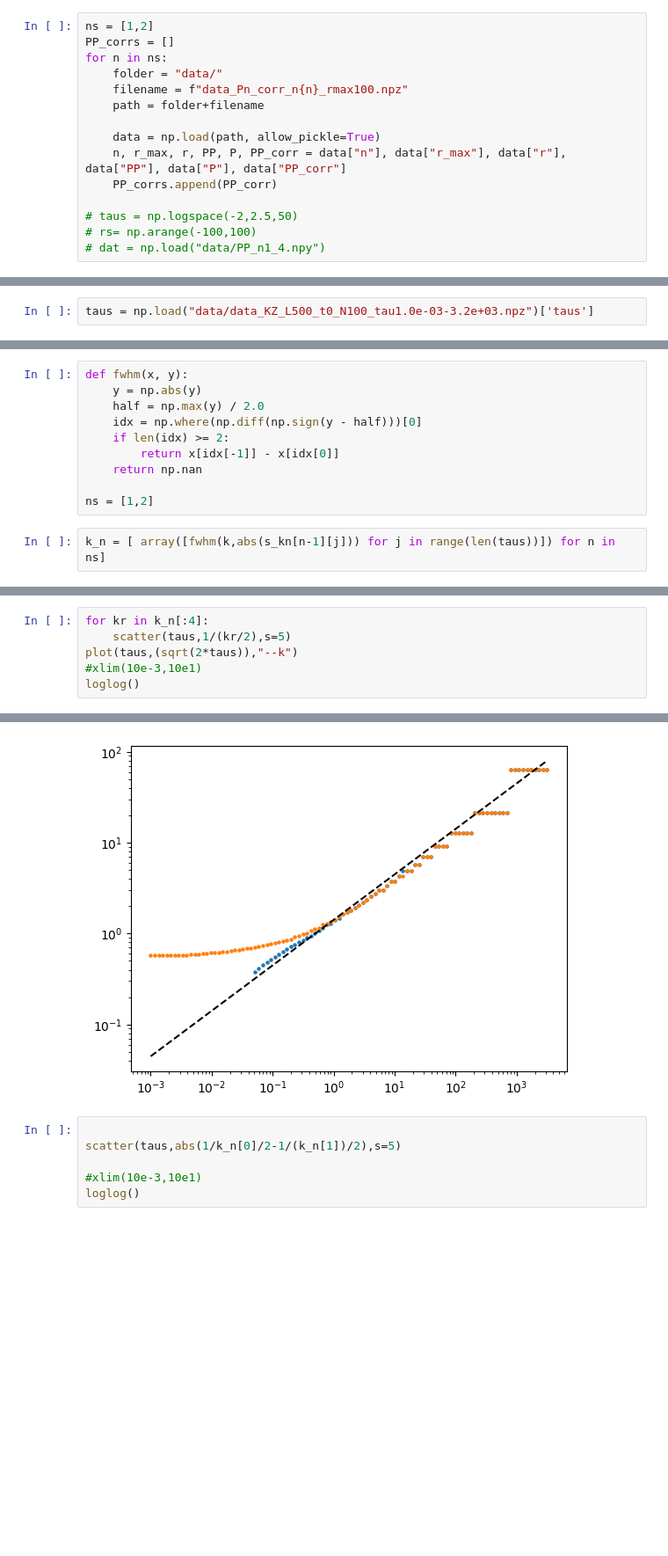
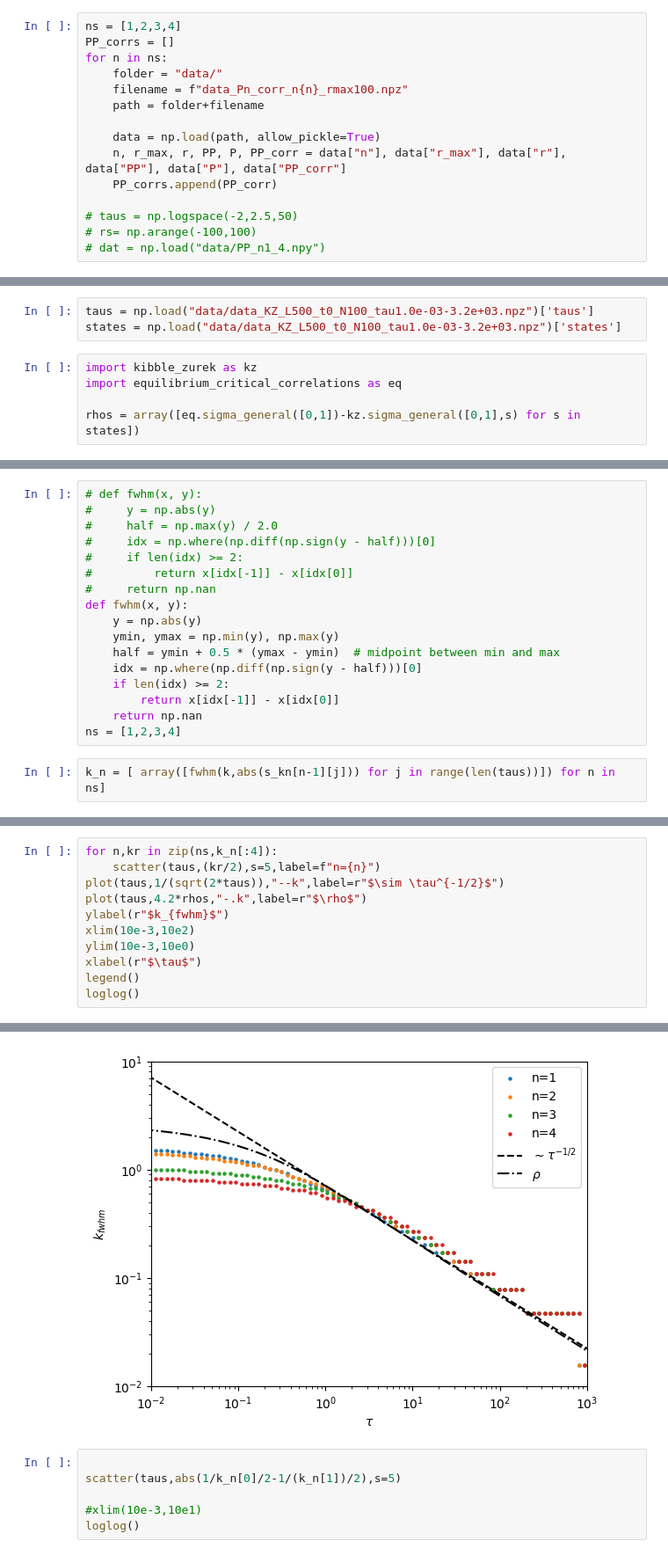
Before and after one commit to KristianMunnikhuis/subsystem_loschmidt_echo, a Jupyter notebook: scripts/October /FWHM.ipynb, the cells around one changed output, grey strips where cells are left out. Shown at 88% size. Saved outputs shown, nothing was run; the diff lists cells and outputs as text; blank space fills up the shorter version.

```diff
--- a/scripts/October /FWHM.ipynb
+++ b/scripts/October /FWHM.ipynb
@@ -7,7 +7,7 @@ sys.path.append("../../src")
 import numpy as np
 from common_imports import *
 # %%
-ns = [1,2]
+ns = [1,2,3,4]
 PP_corrs = []
 for n in ns:
     folder = "data/"
@@ -37,3 +37,9 @@ r = np.arange(-100,100)
 k = fftshift(fftfreq(len(r),1))*2*pi
 # %%
 taus = np.load("data/data_KZ_L500_t0_N100_tau1.0e-03-3.2e+03.npz")['taus']
+states = np.load("data/data_KZ_L500_t0_N100_tau1.0e-03-3.2e+03.npz")['states']
+# %%
+import kibble_zurek as kz
+import equilibrium_critical_correlations as eq
+
+rhos = array([eq.sigma_general([0,1])-kz.sigma_general([0,1],s) for s in states])
@@ -57,13 +80,20 @@ IndexError: list index out of range
 # %%
+# def fwhm(x, y):
+#     y = np.abs(y)
+#     half = np.max(y) / 2.0
+#     idx = np.where(np.diff(np.sign(y - half)))[0]
+#     if len(idx) >= 2:
+#         return x[idx[-1]] - x[idx[0]]
+#     return np.nan
 def fwhm(x, y):
     y = np.abs(y)
-    half = np.max(y) / 2.0
+    ymin, ymax = np.min(y), np.max(y)
+    half = ymin + 0.5 * (ymax - ymin)  # midpoint between min and max
     idx = np.where(np.diff(np.sign(y - half)))[0]
     if len(idx) >= 2:
         return x[idx[-1]] - x[idx[0]]
     return np.nan
-
-ns = [1,2]
+ns = [1,2,3,4]
 # %%
 k_n = [ array([fwhm(k,abs(s_kn[n-1][j])) for j in range(len(taus))]) for n in ns]
 # %%
@@ -90,14 +120,19 @@ array([       nan,        nan,        nan,        nan,        nan,
        0.03141593, 0.03141593, 0.03141593, 0.03141593, 0.03141593,
        0.03141593, 0.03141593, 0.03141593, 0.03141593, 0.03141593])
 # %%
-for kr in k_n[:4]:
-    scatter(taus,1/(kr/2),s=5)
-plot(taus,(sqrt(2*taus)),"--k")
-#xlim(10e-3,10e1)
+for n,kr in zip(ns,k_n[:4]):
+    scatter(taus,(kr/2),s=5,label=f"n={n}")
+plot(taus,1/(sqrt(2*taus)),"--k",label=r"$\sim \tau^{-1/2}$")
+plot(taus,4.2*rhos,"-.k",label=r"$\rho$")
+ylabel(r"$k_{fwhm}$")
+xlim(10e-3,10e2)
+ylim(10e-3,10e0)
+xlabel(r"$\tau$")
+legend()
 loglog()
 # %% [output]
 []
-[figure, old version]
+[figure, new version]
 # %%
 
 scatter(taus,abs(1/k_n[0]/2-1/(k_n[1])/2),s=5)
```
Also changed, not shown: parts of 4 cells of this notebook, 1 other file.
